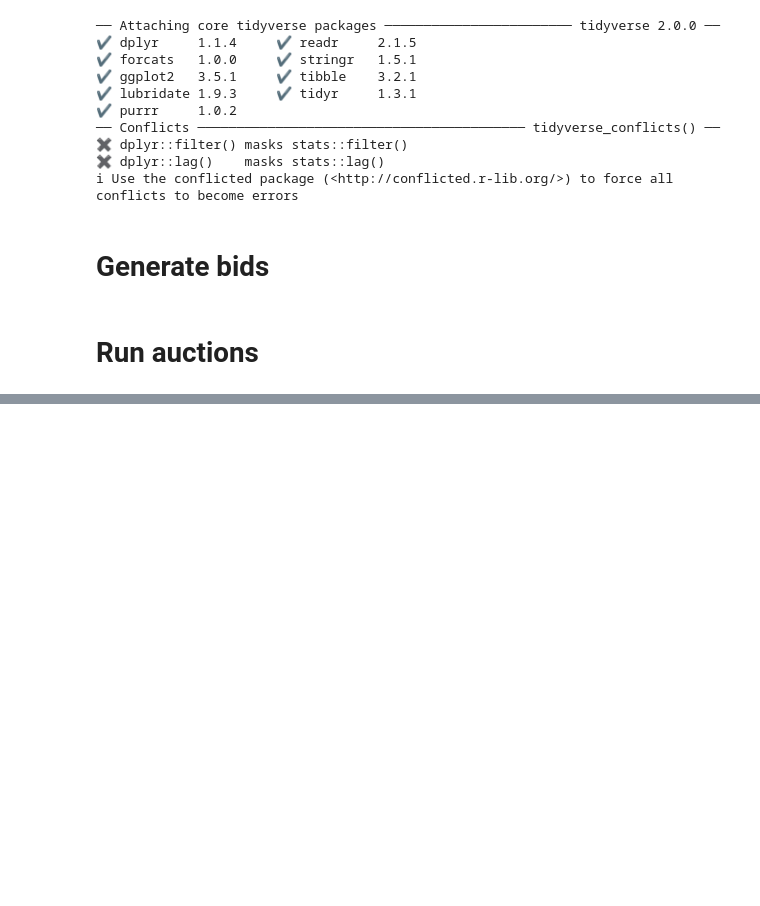
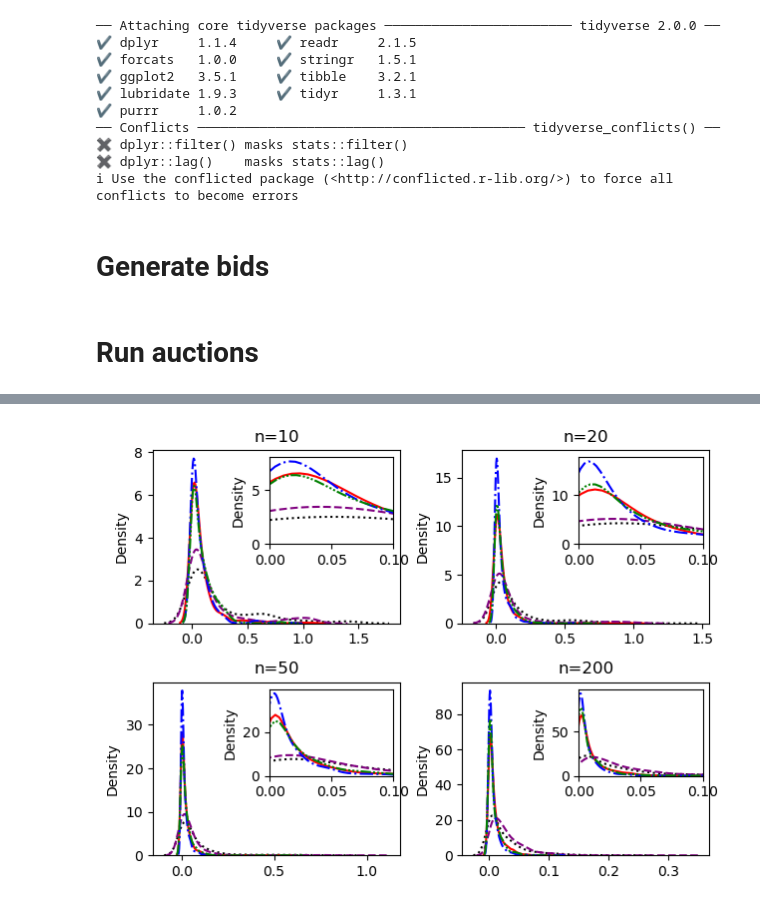
Before and after one commit to yingqi-gao/MAPP, a Jupyter notebook: simulations.ipynb, the cells around one changed output, grey strips where cells are left out. Saved outputs shown, nothing was run; the diff lists cells and outputs as text; code cells hidden in the pictures; blank space fills up the shorter version.

```diff
--- a/simulations.ipynb
+++ b/simulations.ipynb
@@ -108,0 +152,4 @@ regrets_plot(regrets_dict["truncpareto"])
+# %%
+regrets_plot(inc_regrets_dict["truncexpon"], ns)
+# %% [output]
+[figure, added]
```
Also changed, not shown: parts of 14 cells of this notebook, 4 other files.
